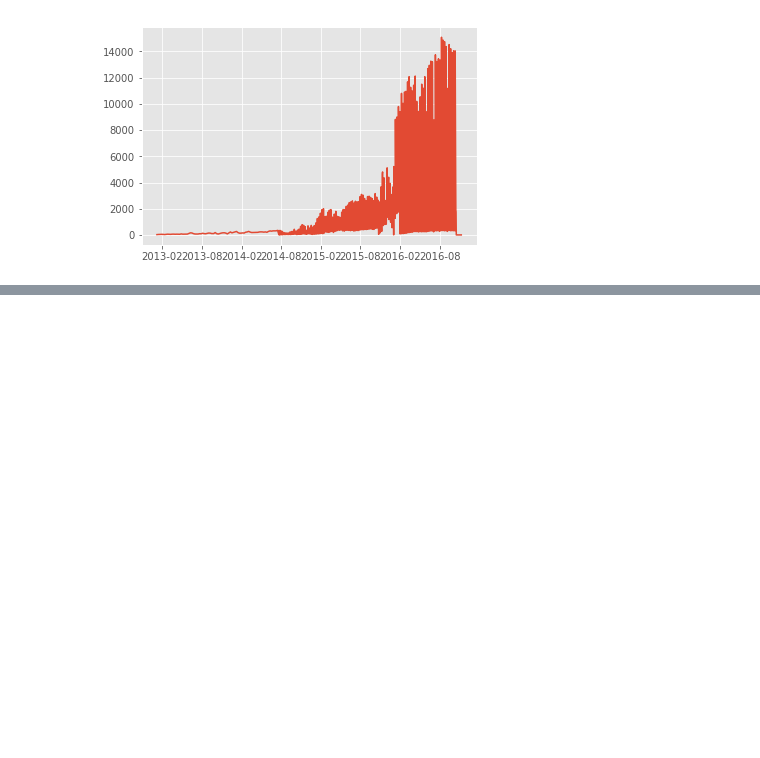
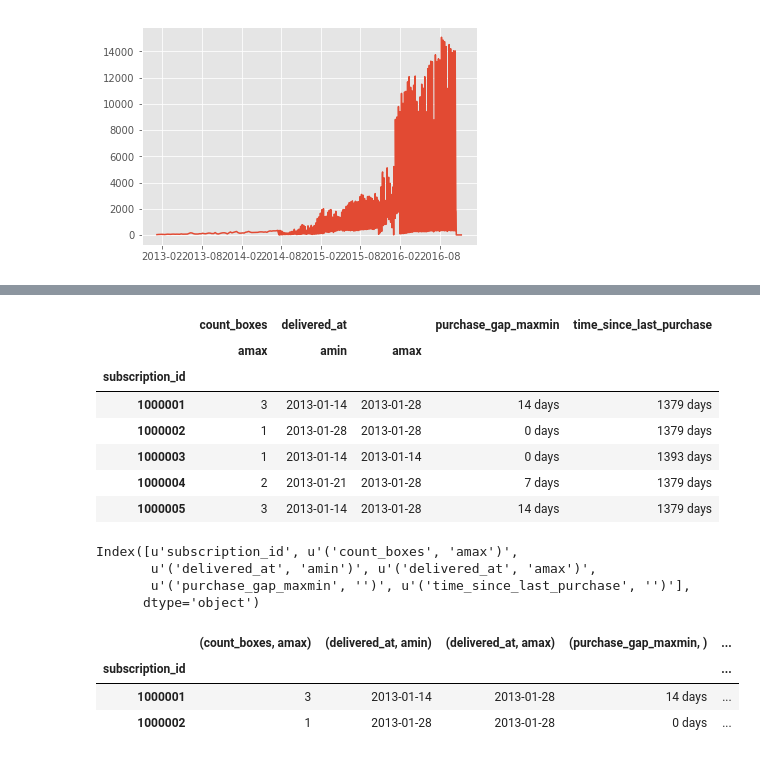
Before and after one commit to puneetjindal/r_python, a Jupyter notebook: meal_delivery/meal_delivery_eda.ipynb, the cells around one changed output, grey strips where cells are left out. Drawn from its saved outputs; the diff is of its cells as text; code cells hidden in the pictures; blank space fills up the shorter version.

```diff
--- a/meal_delivery/meal_delivery_eda.ipynb
+++ b/meal_delivery/meal_delivery_eda.ipynb
@@ -39,5 +47,4 @@ last_purchase_dist.tail()
 from datetime import datetime
 today = datetime.today().replace(day = 7, month=11, year = 2016,hour=0,minute=0,second=0,microsecond=0)
 today
-last_purchase_dist['delivered_at'] =pd.to_datetime(last_purchase_dist['delivered_at'])
-last_purchase_dist['time_since_last_purchase']=last_purchase_dist['delivered_at'].apply(lambda x: today - x)
+last_purchase_dist['time_since_last_purchase']=last_purchase_dist['delivered_at']['amax'].apply(lambda x: today - x)
@@ -83,0 +51,18 @@ TypeError: invalid type comparison
+# %%
+last_purchase_dist.head()
+# %% [output]
+|  | count_boxes | delivered_at |  | purchase_gap_maxmin | time_since_last_purchase |
+|  | amax | amin | amax |  |  |
+| subscription_id |  |  |  |  |  |
+| 1000001 | 3 | 2013-01-14 | 2013-01-28 | 14 days | 1379 days |
+| 1000002 | 1 | 2013-01-28 | 2013-01-28 | 0 days | 1379 days |
+| 1000003 | 1 | 2013-01-14 | 2013-01-14 | 0 days | 1393 days |
+| 1000004 | 2 | 2013-01-21 | 2013-01-28 | 7 days | 1379 days |
+| 1000005 | 3 | 2013-01-14 | 2013-01-28 | 14 days | 1379 days |
+# %%
+pd.DataFrame(last_purchase_dist.to_records()).columns
+# %% [output]
+Index([u'subscription_id', u'('count_boxes', 'amax')',
+       u'('delivered_at', 'amin')', u'('delivered_at', 'amax')',
+       u'('purchase_gap_maxmin', '')', u'('time_since_last_purchase', '')'],
+      dtype='object')
@@ -83,0 +94,7 @@ TypeError: invalid type comparison
+# %%
+final_merge.head(2)
+# %% [output]
+|  | (count_boxes, amax) | (delivered_at, amin) | (delivered_at, amax) | (purchase_gap_maxmin, ) | ... |
+| subscription_id |  |  |  |  | ... |
+| 1000001 | 3 | 2013-01-14 | 2013-01-28 | 14 days | ... |
+| 1000002 | 1 | 2013-01-28 | 2013-01-28 | 0 days | ... |
```
Also changed, not shown: parts of 32 cells of this notebook.
